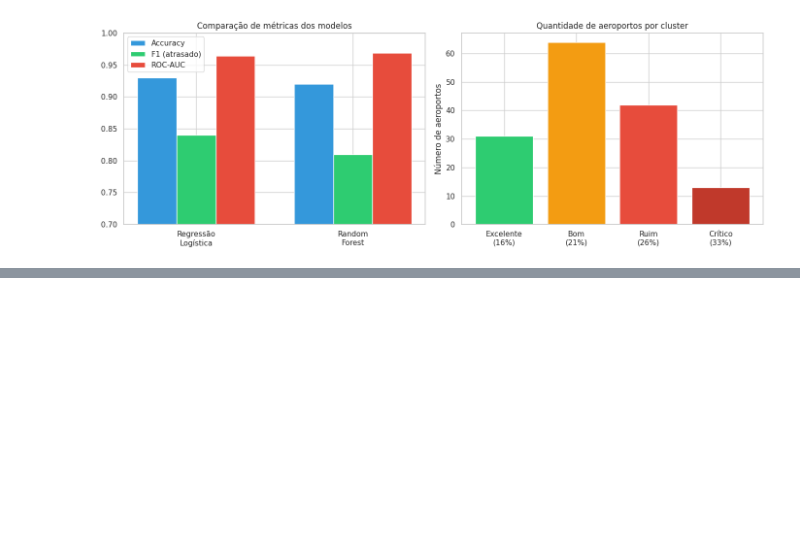
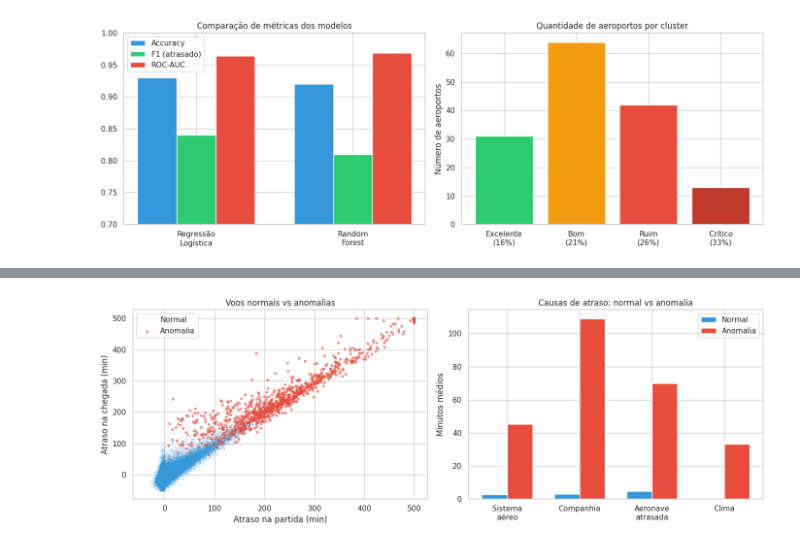
Before and after one commit to JonatasLocateli/tech-challenge-fase3, a Jupyter notebook: tech_challenge3.ipynb, the cells around one changed output, grey strips where cells are left out. Cells and saved outputs as stored; diff of their text form; code cells hidden in the pictures; blank space fills up the shorter version.

```diff
--- a/tech_challenge3.ipynb
+++ b/tech_challenge3.ipynb
@@ -933,0 +1110,41 @@ plt.show()
+# %%
+fig, axes = plt.subplots(1, 2, figsize=(14, 5))
+
+# Gráfico 1: dispersão normais vs anomalias
+axes[0].scatter(
+    normais['DEPARTURE_DELAY'].clip(-50, 200),
+    normais['ARRIVAL_DELAY'].clip(-50, 200),
+    alpha=0.1, color='#3498db', s=1, label='Normal'
+)
+axes[0].scatter(
+    anomalias['DEPARTURE_DELAY'].clip(-50, 500),
+    anomalias['ARRIVAL_DELAY'].clip(-50, 500),
+    alpha=0.5, color='#e74c3c', s=10, label='Anomalia'
+)
+axes[0].set_xlabel('Atraso na partida (min)')
+axes[0].set_ylabel('Atraso na chegada (min)')
+axes[0].set_title('Voos normais vs anomalias')
+axes[0].legend()
+
+# Gráfico 2: comparação das causas
+causas_labels = ['Sistema\naéreo', 'Companhia', 'Aeronave\natrasada', 'Clima']
+causas_normal = normais[['AIR_SYSTEM_DELAY', 'AIRLINE_DELAY',
+                          'LATE_AIRCRAFT_DELAY', 'WEATHER_DELAY']].mean()
+causas_anomalia = anomalias[['AIR_SYSTEM_DELAY', 'AIRLINE_DELAY',
+                              'LATE_AIRCRAFT_DELAY', 'WEATHER_DELAY']].mean()
+
+x = np.arange(len(causas_labels))
+width = 0.35
+
+axes[1].bar(x - width/2, causas_normal, width, label='Normal', color='#3498db')
+axes[1].bar(x + width/2, causas_anomalia, width, label='Anomalia', color='#e74c3c')
+axes[1].set_xticks(x)
+axes[1].set_xticklabels(causas_labels)
+axes[1].set_title('Causas de atraso: normal vs anomalia')
+axes[1].set_ylabel('Minutos médios')
+axes[1].legend()
+
+plt.tight_layout()
+plt.show()
+# %% [output]
+[figure, added]
```
Also changed, not shown: parts of 5 cells of this notebook, 2 other files.
